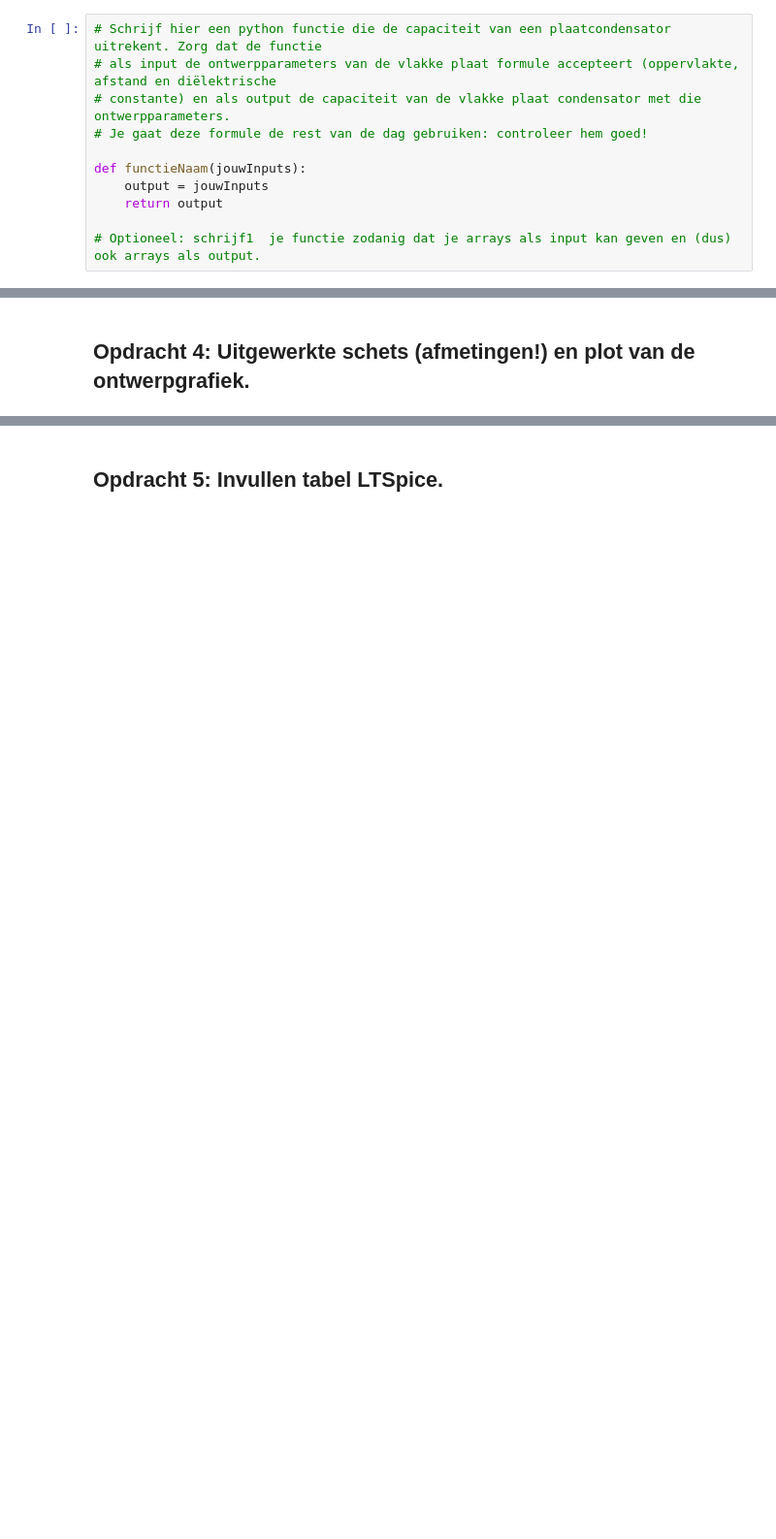
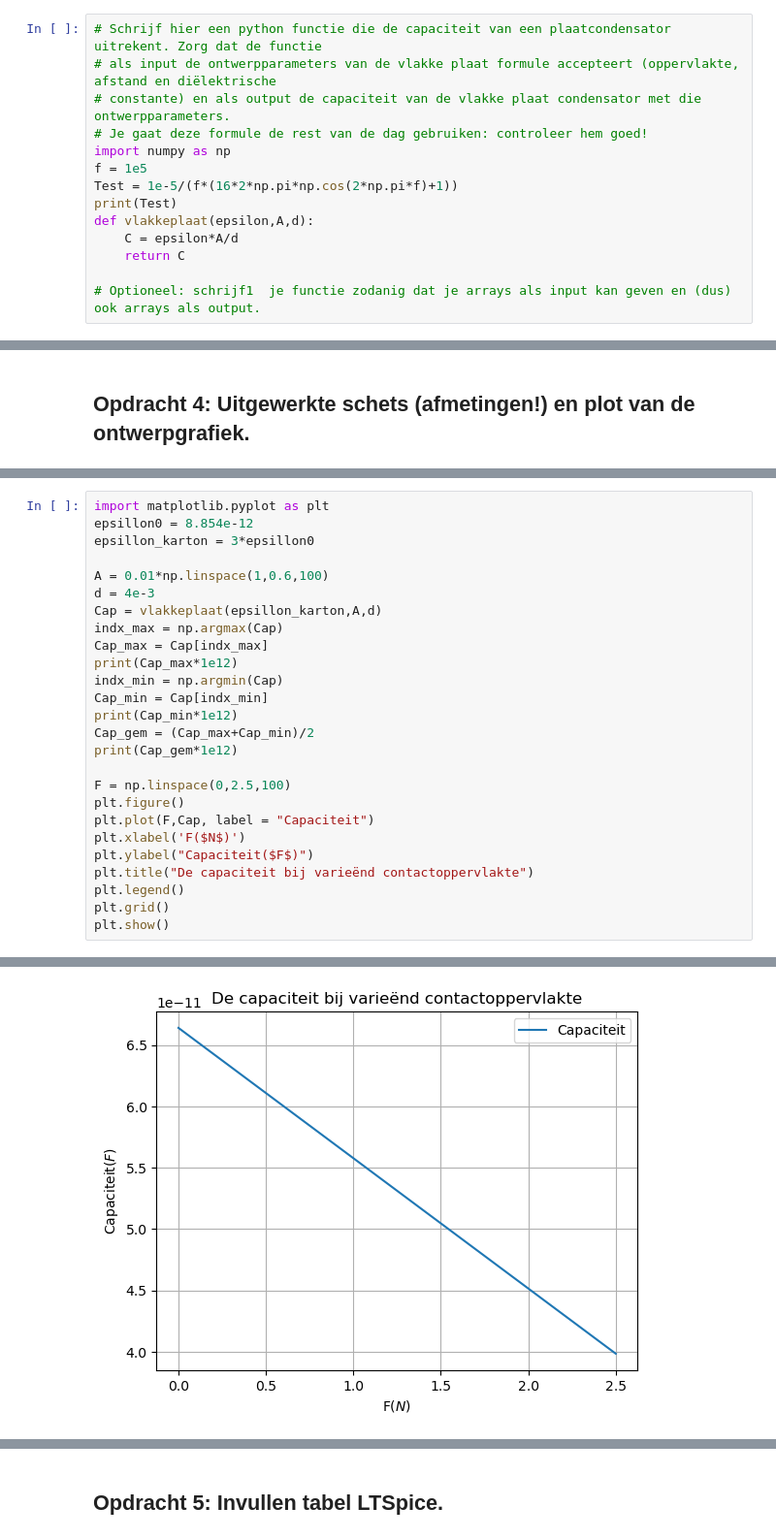
Before and after one commit to Fynn-Vrolijk123/DEF-D-Fynn-Vrolijk, a Jupyter notebook: FysiekeOntwerpopdrachten/2OntwerpEenSensorCondensator/DEFOntwerpopdracht2OntwerpEenSensorInvulTemplate.ipynb, the cells around one changed output, grey strips where cells are left out. Shown at 97% size. Cells and saved outputs as stored; diff of their text form; blank space fills up the shorter version.

```diff
--- a/FysiekeOntwerpopdrachten/2OntwerpEenSensorCondensator/DEFOntwerpopdracht2OntwerpEenSensorInvulTemplate.ipynb
+++ b/FysiekeOntwerpopdrachten/2OntwerpEenSensorCondensator/DEFOntwerpopdracht2OntwerpEenSensorInvulTemplate.ipynb
@@ -28,9 +26,12 @@ Aan het einde van deze ontwerpopdracht lever je als groep één gezamenlijk note
 # als input de ontwerpparameters van de vlakke plaat formule accepteert (oppervlakte, afstand en diëlektrische
 # constante) en als output de capaciteit van de vlakke plaat condensator met die ontwerpparameters.
 # Je gaat deze formule de rest van de dag gebruiken: controleer hem goed!
-
-def functieNaam(jouwInputs):
-    output = jouwInputs
-    return output
+import numpy as np
+f = 1e5
+Test = 1e-5/(f*(16*2*np.pi*np.cos(2*np.pi*f)+1))
+print(Test)
+def vlakkeplaat(epsilon,A,d):
+    C = epsilon*A/d
+    return C
 
 # Optioneel: schrijf1  je functie zodanig dat je arrays als input kan geven en (dus) ook arrays als output.
@@ -74,0 +89,27 @@ Pas deze tekst aan: Wij gaan een sensor maken die X meet.
+# %%
+import matplotlib.pyplot as plt
+epsillon0 = 8.854e-12
+epsillon_karton = 3*epsillon0
+
+A = 0.01*np.linspace(1,0.6,100)
+d = 4e-3
+Cap = vlakkeplaat(epsillon_karton,A,d)
+indx_max = np.argmax(Cap)
+Cap_max = Cap[indx_max]
+print(Cap_max*1e12)
+indx_min = np.argmin(Cap)
+Cap_min = Cap[indx_min]
+print(Cap_min*1e12)
+Cap_gem = (Cap_max+Cap_min)/2
+print(Cap_gem*1e12)
+
+F = np.linspace(0,2.5,100)
+plt.figure()
+plt.plot(F,Cap, label = "Capaciteit")
+plt.xlabel('F($N$)')
+plt.ylabel("Capaciteit($F$)")
+plt.title("De capaciteit bij varieënd contactoppervlakte")
+plt.legend()
+plt.grid()
+plt.show()
+# %% [output]
@@ -74,0 +119 @@ Pas deze tekst aan: Wij gaan een sensor maken die X meet.
+[figure, added]
```
Also changed, not shown: parts of 36 cells of this notebook, 9 other files.
